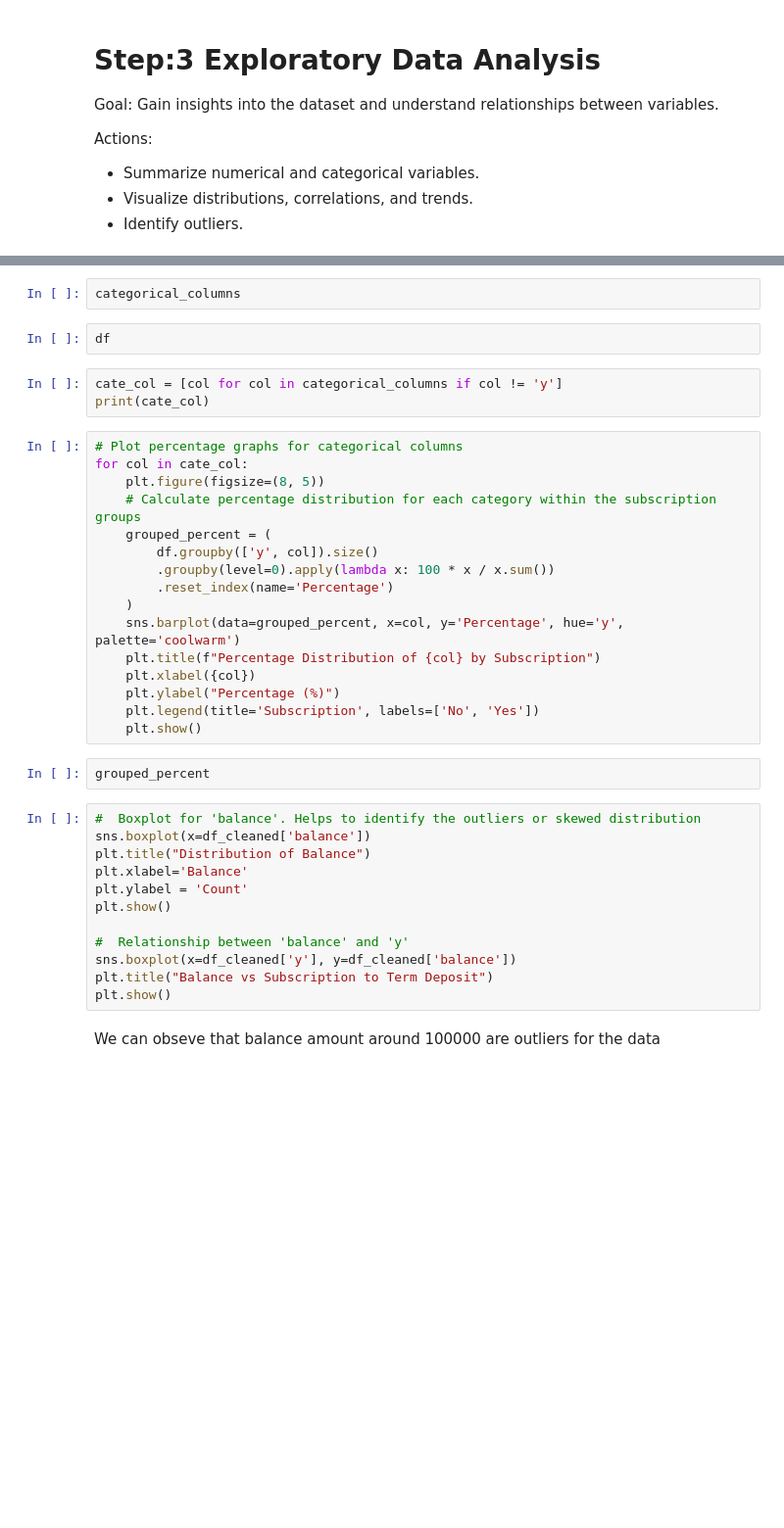
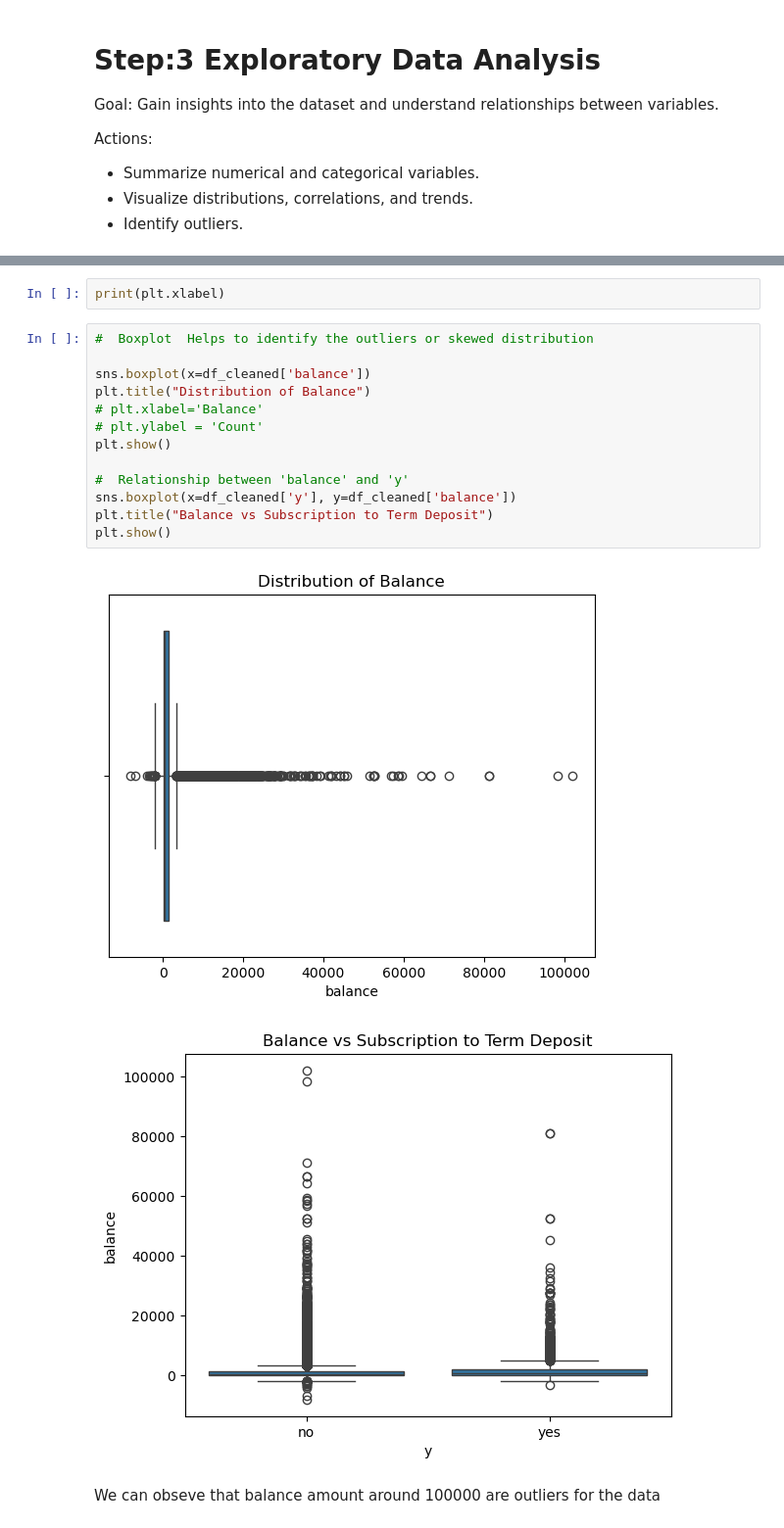
Before and after one commit to amirfarimani/DSI_Team_Project_Bank_Marketing, a Jupyter notebook: experiments/data_processing.ipynb, the cells around one changed output, grey strips where cells are left out. Shown at 98% size. Drawn from its saved outputs; the diff is of its cells as text; blank space fills up the shorter version.

```diff
--- a/experiments/data_processing.ipynb
+++ b/experiments/data_processing.ipynb
@@ -560,39 +481,20 @@ for col in numerical_columns:
-# %%
-categorical_columns
-# %%
-df
-# %%
-cate_col = [col for col in categorical_columns if col != 'y']
-print(cate_col)
-# %%
-# Plot percentage graphs for categorical columns
-for col in cate_col:
-    plt.figure(figsize=(8, 5))
-    # Calculate percentage distribution for each category within the subscription groups
-    grouped_percent = (
-        df.groupby(['y', col]).size()
-        .groupby(level=0).apply(lambda x: 100 * x / x.sum())
-        .reset_index(name='Percentage')
-    )
-    sns.barplot(data=grouped_percent, x=col, y='Percentage', hue='y', palette='coolwarm')
-    plt.title(f"Percentage Distribution of {col} by Subscription")
-    plt.xlabel({col})
-    plt.ylabel("Percentage (%)")
-    plt.legend(title='Subscription', labels=['No', 'Yes'])
-    plt.show()
-# %%
-grouped_percent
+# %%
+print(plt.xlabel)
 # %%
-#  Boxplot for 'balance'. Helps to identify the outliers or skewed distribution
+#  Boxplot  Helps to identify the outliers or skewed distribution
+
 sns.boxplot(x=df_cleaned['balance'])
 plt.title("Distribution of Balance")
-plt.xlabel='Balance'
-plt.ylabel = 'Count'
+# plt.xlabel='Balance'
+# plt.ylabel = 'Count'
 plt.show()
 
 #  Relationship between 'balance' and 'y'
 sns.boxplot(x=df_cleaned['y'], y=df_cleaned['balance'])
 plt.title("Balance vs Subscription to Term Deposit")
 plt.show()
+# %% [output]
+[figure, added]
+[figure, added]
 # %% [markdown]
 We can obseve that balance amount around 100000 are outliers for the data
```
Also changed, not shown: parts of 46 cells of this notebook.
